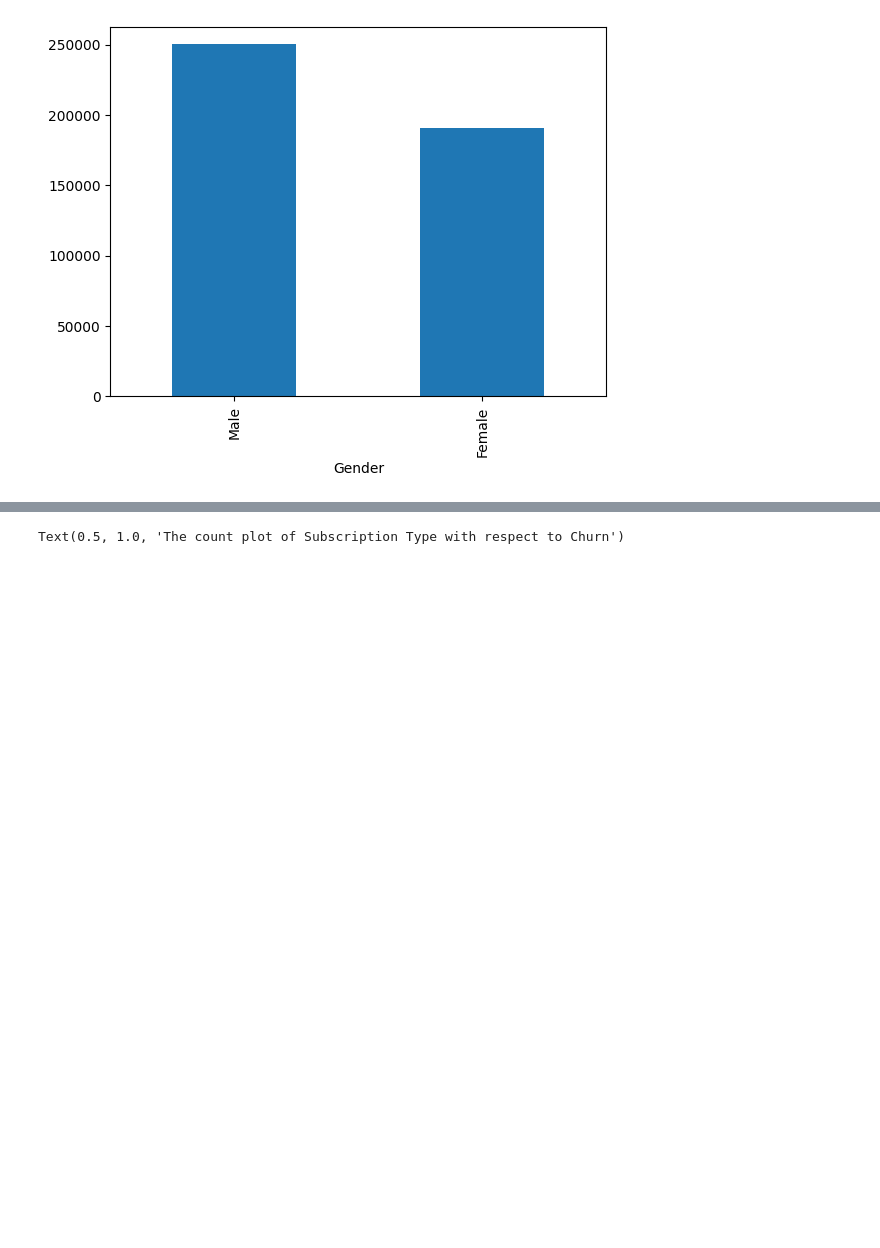
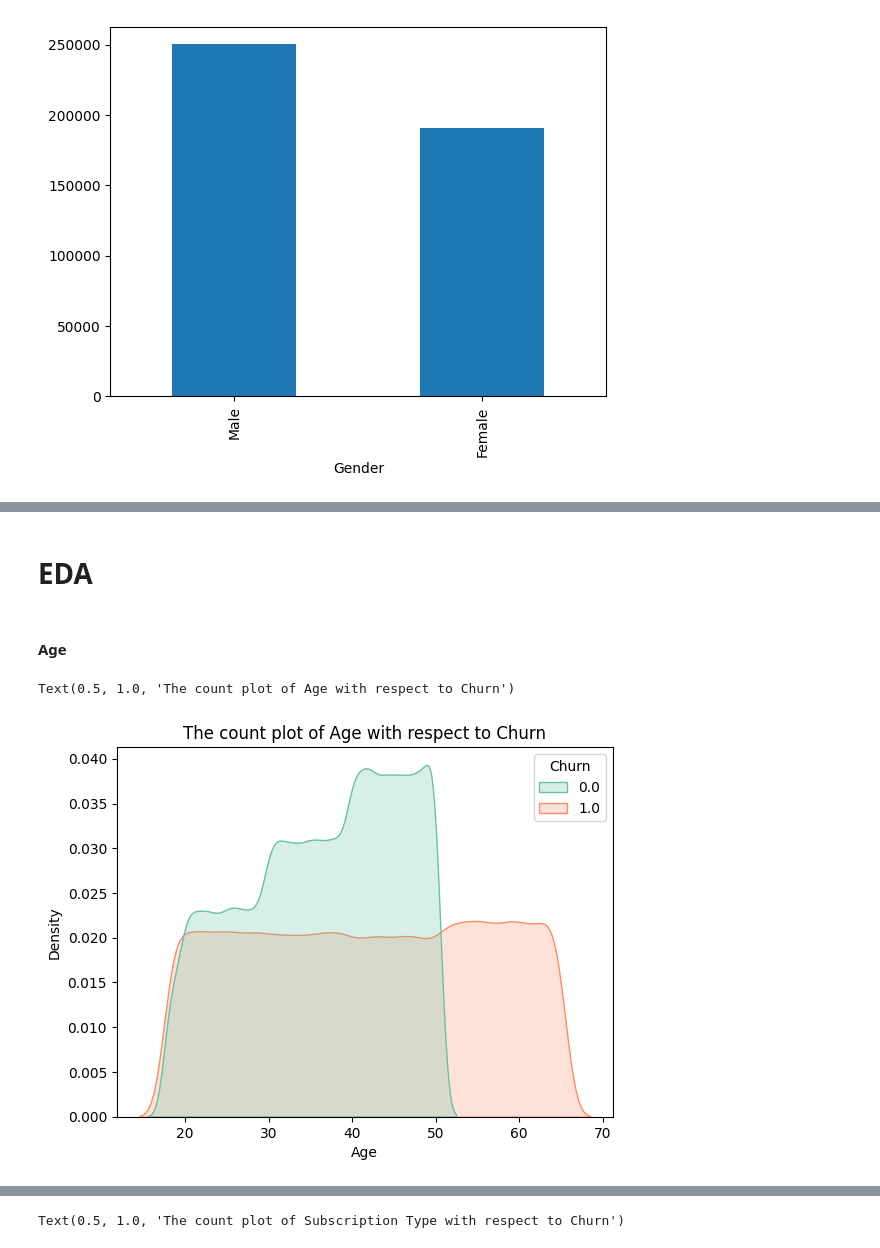
Before and after one commit to Alwin-Sajan/Churn-Project, a Jupyter notebook: Churn_Project.ipynb, the cells around one changed output, grey strips where cells are left out. Cells and saved outputs as stored; diff of their text form; code cells hidden in the pictures; blank space fills up the shorter version.

```diff
--- a/Churn_Project.ipynb
+++ b/Churn_Project.ipynb
@@ -95,0 +116,16 @@ df.drop(columns='CustomerID',inplace=True)
+# %% [markdown]
+# EDA
+# %% [markdown]
+#### Age
+# %%
+# 1. Age
+
+target_name = "Churn"
+particular_column = "Age"
+
+# plt.figure(figsize=(10, 6))
+sns.kdeplot(data=df, x='Age', hue='Churn', common_norm=False, fill=True, palette='Set2')
+plt.title(f'The count plot of {particular_column} with respect to {target_name}')
+# %% [output]
+Text(0.5, 1.0, 'The count plot of Age with respect to Churn')
+[figure, added]
```
Also changed, not shown: parts of 12 cells of this notebook.
